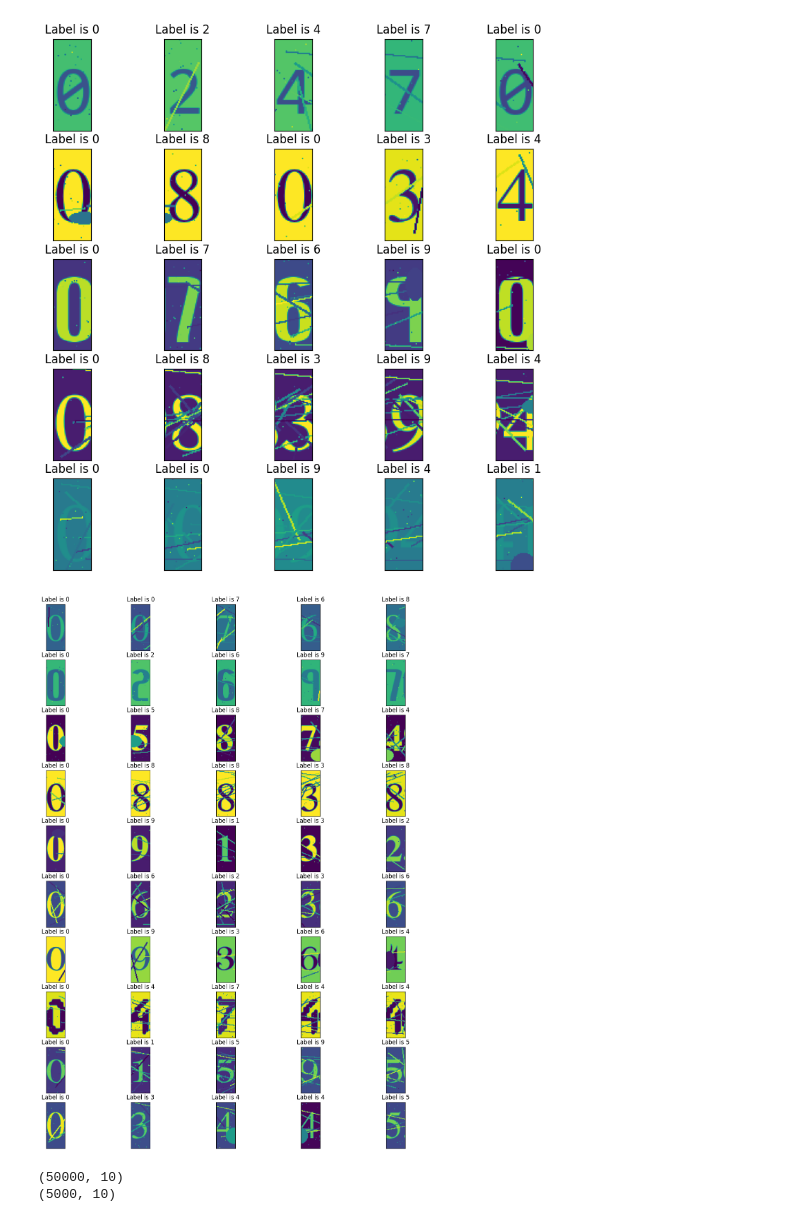
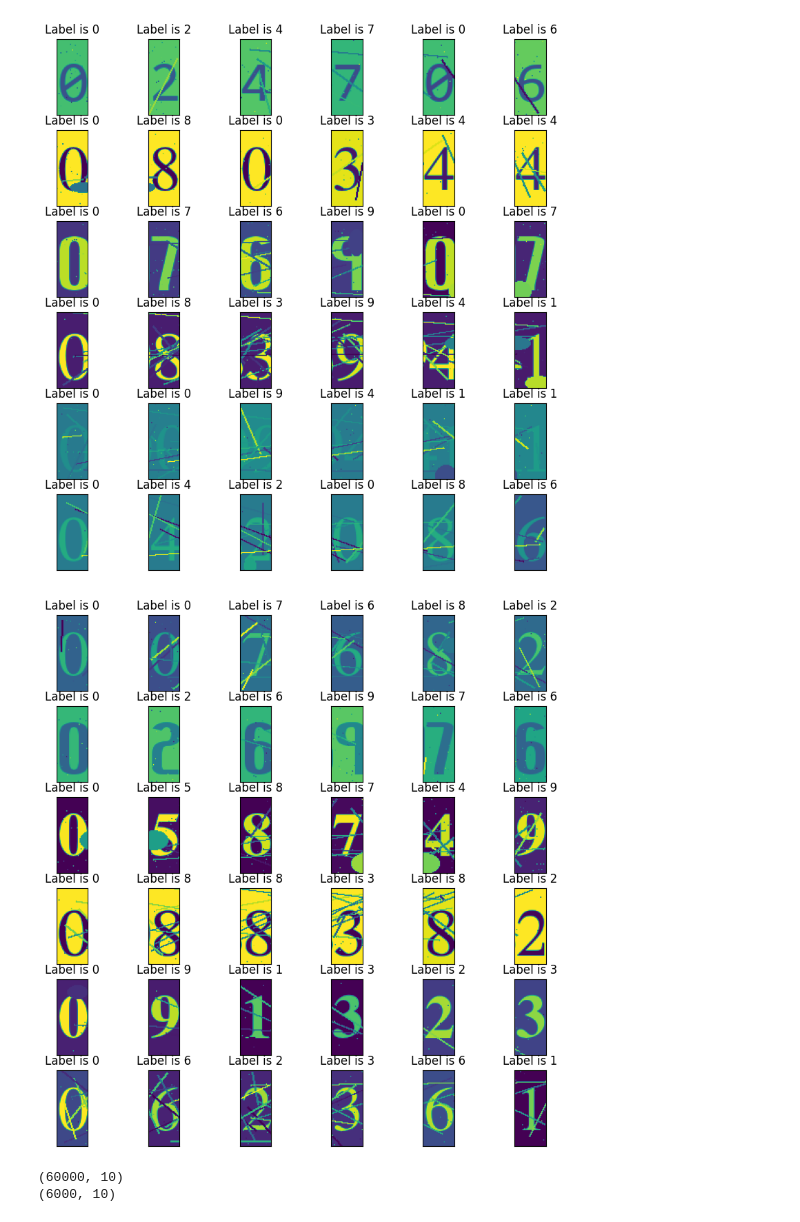
Before and after one commit to yulian-lyubomirov/Captcha-breakdown, a Jupyter notebook: inicio.ipynb, the cells around one changed output. Saved outputs shown, nothing was run; the diff lists cells and outputs as text; code cells hidden in the pictures.

```diff
--- a/inicio.ipynb
+++ b/inicio.ipynb
@@ -27,16 +29,17 @@ Y_train_digits= []
 Y_val_digits = []
 Y_train['Label'] = Y_train['Label'].astype(str)
 Y_val['Label'] = Y_val['Label'].astype(str)
+list_id = Y_val['Id'].tolist()
 
 
 c =0
 window = 33
 X_train=[]
 X_val=[]
-X_train2=[]
+X_val_digits=[]
 for image in train:
 
-    for x in range (1,6):
+    for x in range (1,7):
         roi = image[0:height, window*(x-1):window*x]
         grayscale_image = color.rgb2gray(roi)
         flattened_image = grayscale_image.ravel()
@@ -48,25 +51,26 @@ for image in train:
 c =0
 
 for image in val:
+    X_val.append(image)
 
-    for x in range (1,6):
-        roi = image[0:80, x+window*(x-1):x+window*x]
+    for x in range (1,7):
+        roi = image[0:80, window*(x-1):window*x]
         grayscale_image = color.rgb2gray(roi)
         flattened_image = grayscale_image.ravel()
         normalized_image = (flattened_image - flattened_image.min()) / (flattened_image.max() - flattened_image.min())
         Y_val_digits.append(Y_val['Label'].iloc[c][x-1])
-        X_val.append(normalized_image)
+        X_val_digits.append(normalized_image)
 
     c+=1
 
 X_train = np.array(X_train).reshape(-1, height, window, 1)
-X_val =np.array(X_val).reshape(-1, height, window, 1)
+X_val_digits =np.array(X_val_digits).reshape(-1, height, window, 1)
 Y_train_digits = pd.DataFrame(Y_train_digits, columns=['Label'])
 Y_val_digits = pd.DataFrame(Y_val_digits, columns=['Label'])
 # %%
 plt.figure(figsize=(10,10))
-for i in range(25):
-    plt.subplot(5,5,i+1)
+for i in range(36):
+    plt.subplot(6,6,i+1)
     plt.xticks([])
     plt.yticks([])
     plt.grid(False)
@@ -77,22 +81,22 @@ for i in range(25):
 
 plt.show()
 # %% [output]
-[figure, old version]
+[figure, new version]
 # %%
-plt.figure(figsize=(15,20))
-for i in range(50):
-    plt.subplot(10,5,i+1)
+plt.figure(figsize=(10,10))
+for i in range(36):
+    plt.subplot(6,6,i+1)
     plt.xticks([])
     plt.yticks([])
     plt.grid(False)
-    plt.imshow(X_val[i])
+    plt.imshow(X_val_digits[i])
     label = Y_val_digits.iloc[i]['Label']
     plt.title(f'Label is {label}')
 
 
 plt.show()
 # %% [output]
-[figure, old version]
+[figure, new version]
 # %%
 from sklearn.preprocessing import LabelEncoder, OneHotEncoder
 
@@ -107,8 +111,8 @@ Y_val_one_hot = to_categorical(Y_val_digits)
 print(Y_train_one_hot.shape)
 print(Y_val_one_hot.shape)
 # %% [output]
-(50000, 10)
-(5000, 10)
+(60000, 10)
+(6000, 10)
 # %%
 X_train= np.array(X_train)
 print(X_train.shape)
```
Also changed, not shown: parts of 9 cells of this notebook, 2 other files.
